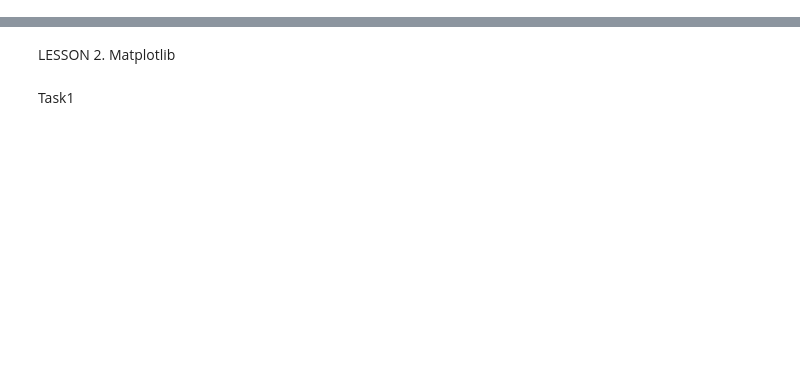
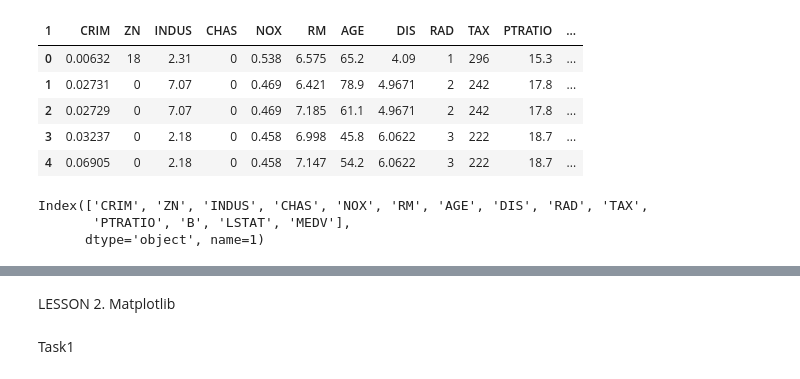
Before and after one commit to AndreyLFR/Library_np_pd, a Jupyter notebook: lesson_Numpy_Pandas.ipynb, the cells around one changed output, grey strips where cells are left out. Cells and saved outputs as stored; diff of their text form; code cells hidden in the pictures; blank space fills up the shorter version.

```diff
--- a/lesson_Numpy_Pandas.ipynb
+++ b/lesson_Numpy_Pandas.ipynb
@@ -2,0 +54,15 @@
+# %%
+df.head()
+# %% [output]
+| 1 | CRIM | ZN | INDUS | CHAS | NOX | RM | AGE | DIS | RAD | TAX | PTRATIO | ... |
+| 0 | 0.00632 | 18 | 2.31 | 0 | 0.538 | 6.575 | 65.2 | 4.09 | 1 | 296 | 15.3 | ... |
+| 1 | 0.02731 | 0 | 7.07 | 0 | 0.469 | 6.421 | 78.9 | 4.9671 | 2 | 242 | 17.8 | ... |
+| 2 | 0.02729 | 0 | 7.07 | 0 | 0.469 | 7.185 | 61.1 | 4.9671 | 2 | 242 | 17.8 | ... |
+| 3 | 0.03237 | 0 | 2.18 | 0 | 0.458 | 6.998 | 45.8 | 6.0622 | 3 | 222 | 18.7 | ... |
+| 4 | 0.06905 | 0 | 2.18 | 0 | 0.458 | 7.147 | 54.2 | 6.0622 | 3 | 222 | 18.7 | ... |
+# %%
+df.columns
+# %% [output]
+Index(['CRIM', 'ZN', 'INDUS', 'CHAS', 'NOX', 'RM', 'AGE', 'DIS', 'RAD', 'TAX',
+       'PTRATIO', 'B', 'LSTAT', 'MEDV'],
+      dtype='object', name=1)
```
Also changed, not shown: parts of 26 cells of this notebook.
